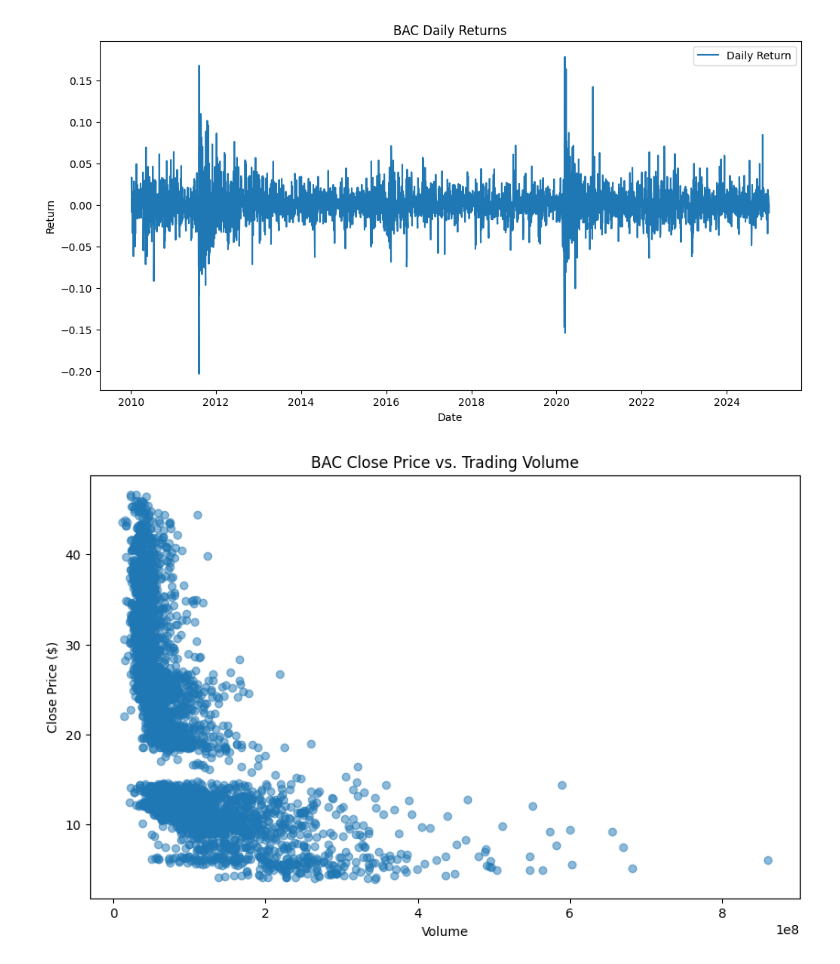
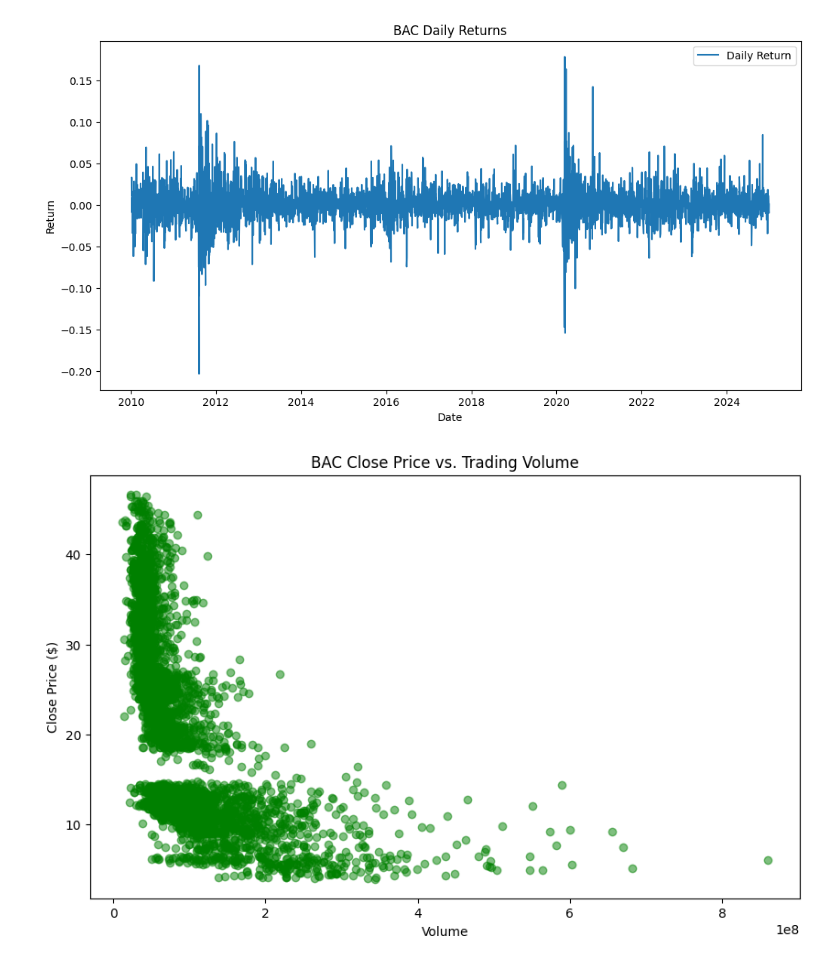
Before and after one commit to DannyCui-2016/Machine-Learning-Approach-Session, a Jupyter notebook: section13 - Data Capstone Project/part2.ipynb, the cells around one changed output. Drawn from its saved outputs; the diff is of its cells as text; code cells hidden in the pictures.

Commit message:
test color

```diff
--- a/section13 - Data Capstone Project/part2.ipynb
+++ b/section13 - Data Capstone Project/part2.ipynb
@@ -131,11 +131,11 @@ plt.show()
 # %%
 import matplotlib.pyplot as plt
 
 plt.figure(figsize=(10,6))
-plt.scatter(BAC['Volume'], BAC['Close'], alpha=0.5)
+plt.scatter(BAC['Volume'], BAC['Close'], alpha=0.5, color='green')
 plt.title('BAC Close Price vs. Trading Volume')
 plt.xlabel('Volume')
 plt.ylabel('Close Price ($)')
 plt.show()
 # %% [output]
-[figure, old version]
+[figure, new version]
```
